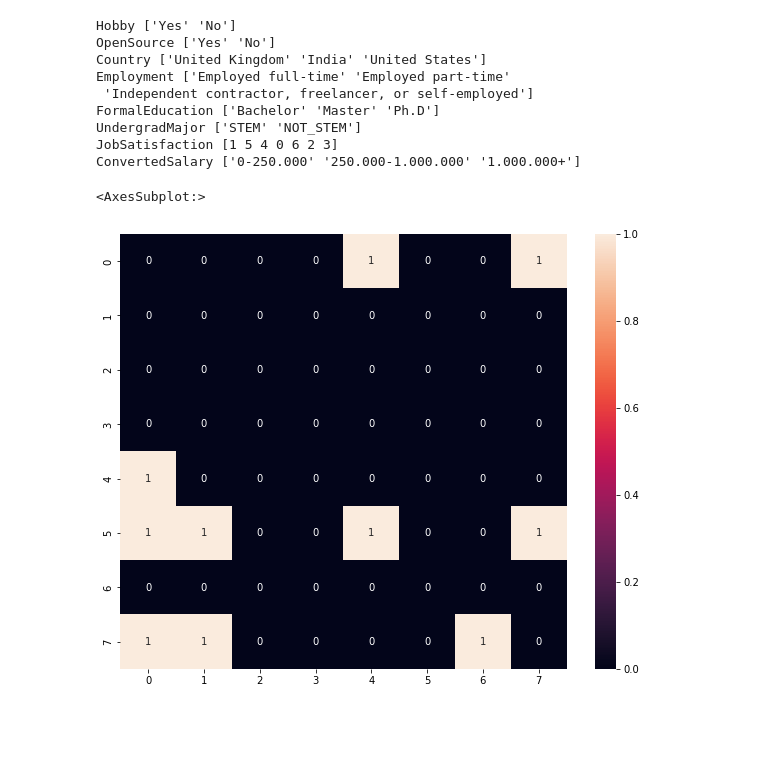
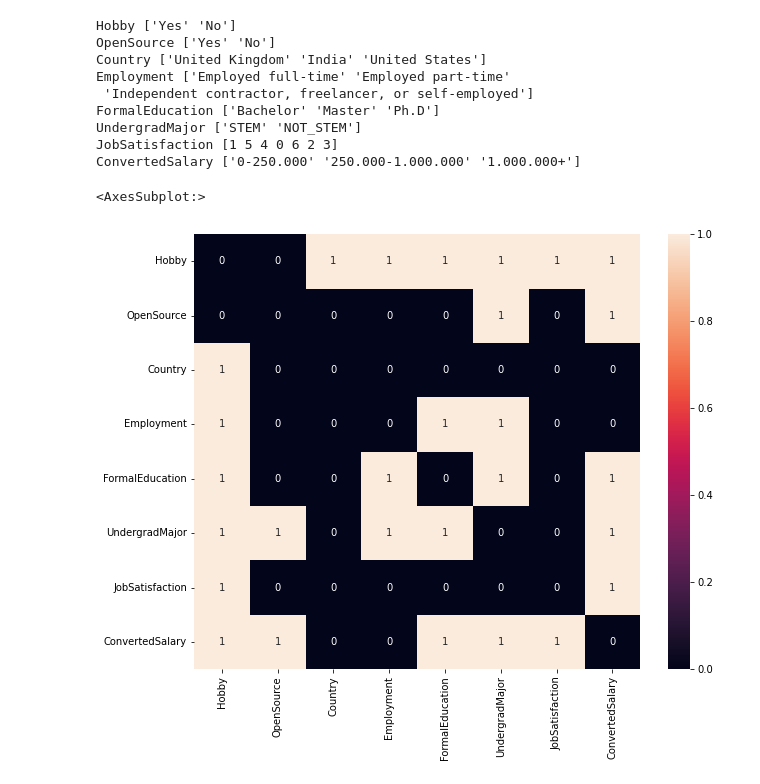
Before and after one commit to drchapman-17/faikr-bn, a Jupyter notebook: demo_V2.ipynb, the cells around one changed output. Drawn from its saved outputs; the diff is of its cells as text; code cells hidden in the pictures; blank space fills up the shorter version.

```diff
--- a/demo_V2.ipynb
+++ b/demo_V2.ipynb
@@ -30,5 +30,6 @@ columns=['Hobby','OpenSource','Country','Employment',\
     'FormalEducation','UndergradMajor','JobSatisfaction','ConvertedSalary']
 
 data=df.get(columns).dropna()
+data=data.rename(columns={'ConvertedSalary':'Salary'})
 data.head()
 # %% [output]
@@ -60,7 +61,6 @@ countries=data.groupby('Country').size().sort_values()[-3:].index.tolist()
 data = data[data['Country'].isin(countries)]
 # %%
 plt.figure(figsize=(10,8))
-data.ConvertedSalary=data.ConvertedSalary.map(lambda x: '0-250.000' if x<=250000 else '250.000-1.000.000' if x<=1000000 else '1.000.000+')
-data.ConvertedSalary.hist()
-pd.pivot_table(data,index=['ConvertedSalary','JobSatisfaction'],aggfunc='count')
+data.Salary=data.Salary.map(lambda x: '0-250.000' if x<=250000 else '250.000-1.000.000' if x<=1000000 else '1.000.000+')
+data.Salary.hist()
 # %% [output]
@@ -130,7 +113,7 @@ def chi2_contingency_mat(data,alpha=None):
     mat=np.zeros((s,s))
     for i in data.columns:
         for j in data.columns:
-            contigency_pct = pd.crosstab(data[i], df[j])
+            contigency_pct = pd.crosstab(data[i], data[j])
             c, p, dof, expected = chi2_contingency(contigency_pct)
             mat[a][b]=p
             b=b+1
@@ -141,9 +124,9 @@ def chi2_contingency_mat(data,alpha=None):
         mat[mat<alpha]=0
     return mat
 # %%
-chi2Mat=chi2_contingency_mat(data,0.05)
+chi2Mat=chi2_contingency_mat(data,0.000005)
 plt.figure(figsize=(10,8))
-sns.heatmap(chi2Mat,annot=True)
+sns.heatmap(chi2Mat,annot=True,xticklabels=data.columns, yticklabels=data.columns)
 # %% [output]
 <AxesSubplot:>
-[figure, old version]
+[figure, new version]
```
Also changed, not shown: parts of 5 cells of this notebook.
